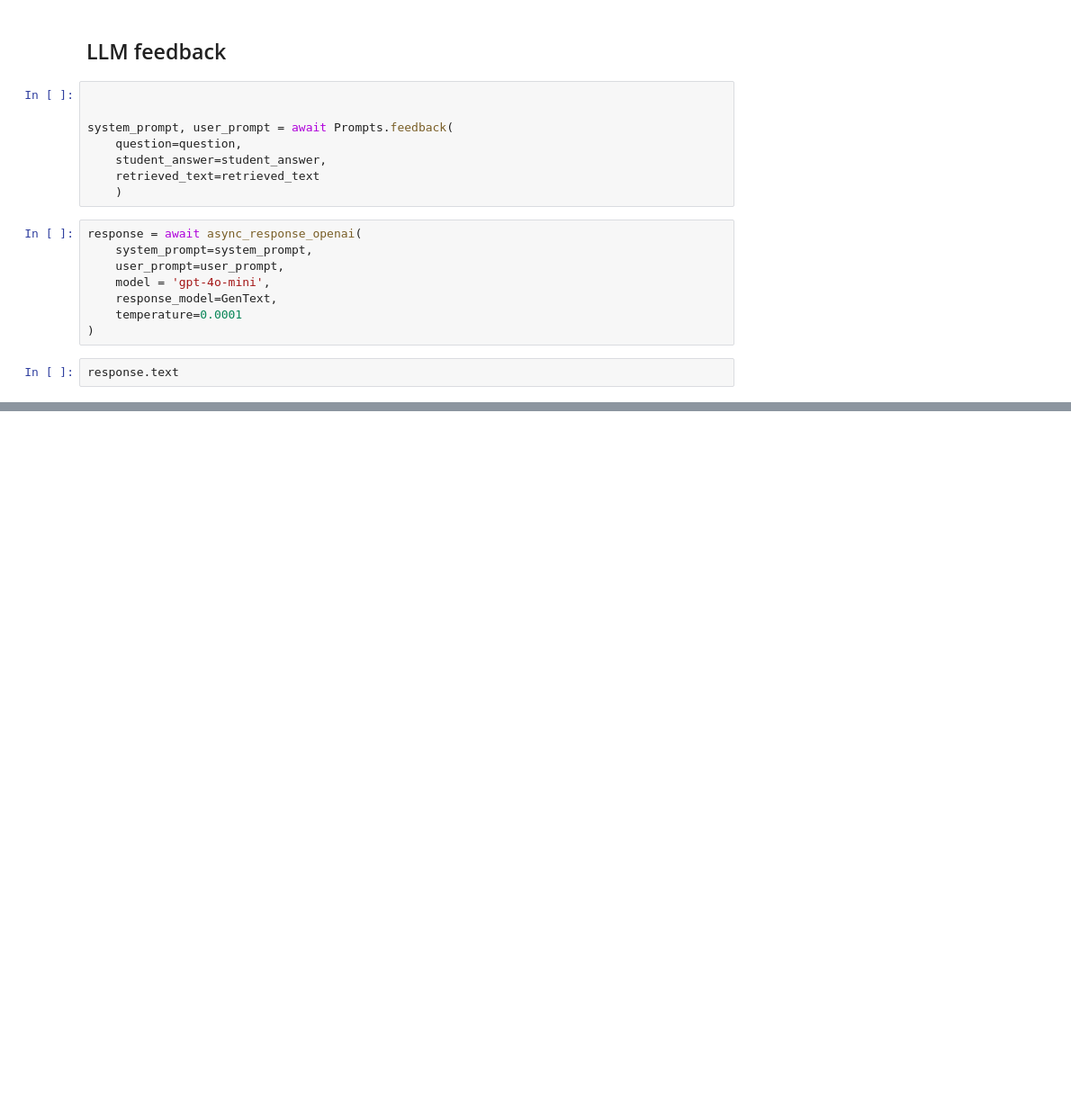
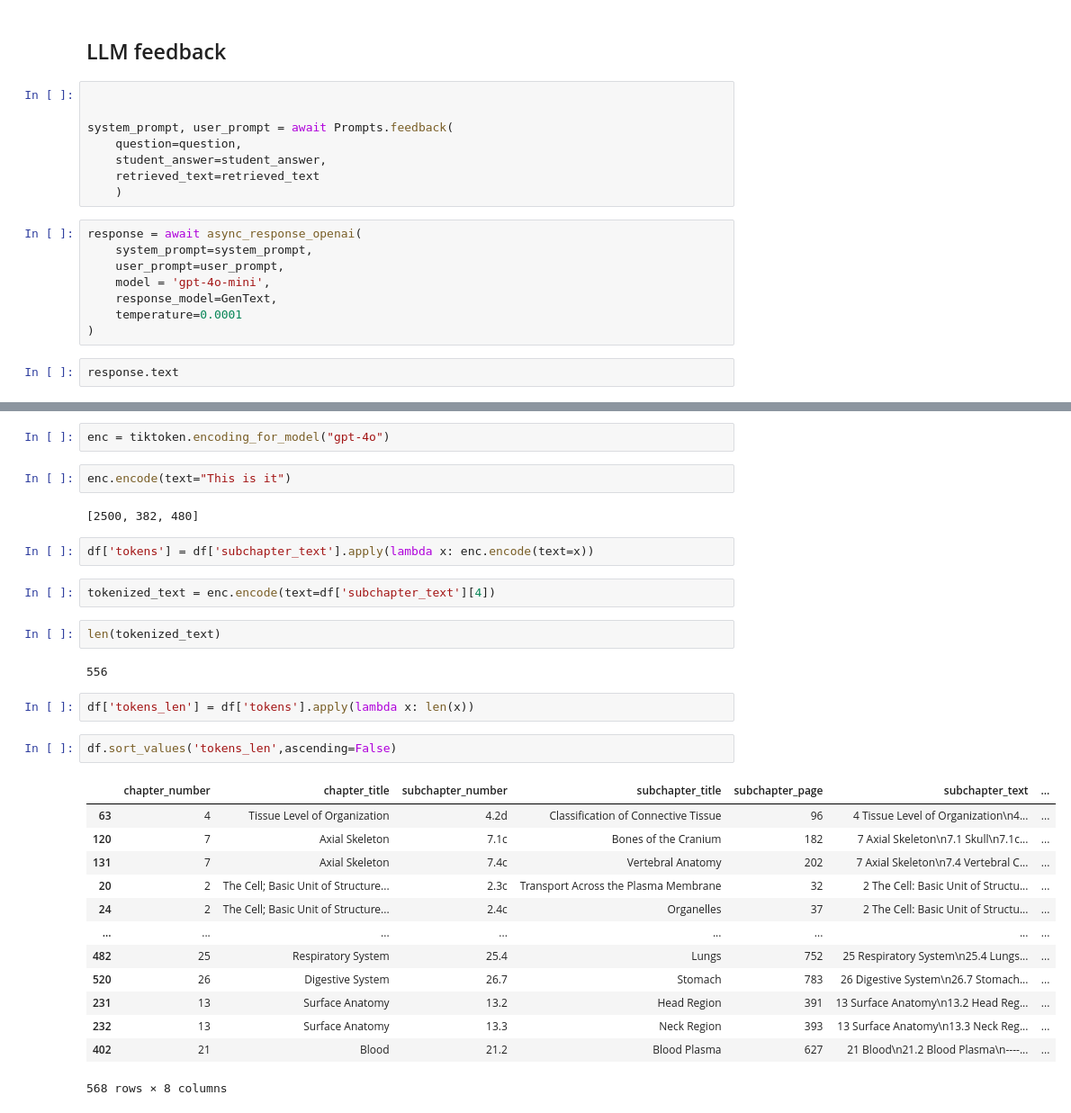
Before and after one commit to Asterios7/rag-anatomy-feedback, a Jupyter notebook: embeddings.ipynb, the cells around one changed output, grey strips where cells are left out. Shown: that part at 90% size. Cells and saved outputs as stored; diff of their text form; blank space fills up the shorter version.

```diff
--- a/embeddings.ipynb
+++ b/embeddings.ipynb
@@ -119,0 +146,32 @@ response.text
+# %%
+enc = tiktoken.encoding_for_model("gpt-4o")
+# %%
+enc.encode(text="This is it")
+# %% [output]
+[2500, 382, 480]
+# %%
+df['tokens'] = df['subchapter_text'].apply(lambda x: enc.encode(text=x))
+# %%
+tokenized_text = enc.encode(text=df['subchapter_text'][4])
+# %%
+len(tokenized_text)
+# %% [output]
+556
+# %%
+df['tokens_len'] = df['tokens'].apply(lambda x: len(x))
+# %%
+df.sort_values('tokens_len',ascending=False)
+# %% [output]
+|  | chapter_number | chapter_title | subchapter_number | subchapter_title | subchapter_page | subchapter_text | ... |
+| 63 | 4 | Tissue Level of Organization | 4.2d | Classification of Connective Tissue | 96 | 4 Tissue Level of Organization\n4... | ... |
+| 120 | 7 | Axial Skeleton | 7.1c | Bones of the Cranium | 182 | 7 Axial Skeleton\n7.1 Skull\n7.1c... | ... |
+| 131 | 7 | Axial Skeleton | 7.4c | Vertebral Anatomy | 202 | 7 Axial Skeleton\n7.4 Vertebral C... | ... |
+| 20 | 2 | The Cell; Basic Unit of Structure... | 2.3c | Transport Across the Plasma Membrane | 32 | 2 The Cell: Basic Unit of Structu... | ... |
+| 24 | 2 | The Cell; Basic Unit of Structure... | 2.4c | Organelles | 37 | 2 The Cell: Basic Unit of Structu... | ... |
+| ... | ... | ... | ... | ... | ... | ... | ... |
+| 482 | 25 | Respiratory System | 25.4 | Lungs | 752 | 25 Respiratory System\n25.4 Lungs... | ... |
+| 520 | 26 | Digestive System | 26.7 | Stomach | 783 | 26 Digestive System\n26.7 Stomach... | ... |
+| 231 | 13 | Surface Anatomy | 13.2 | Head Region | 391 | 13 Surface Anatomy\n13.2 Head Reg... | ... |
+| 232 | 13 | Surface Anatomy | 13.3 | Neck Region | 393 | 13 Surface Anatomy\n13.3 Neck Reg... | ... |
+| 402 | 21 | Blood | 21.2 | Blood Plasma | 627 | 21 Blood\n21.2 Blood Plasma\n----... | ... |
+568 rows × 8 columns
```
Also changed, not shown: parts of 6 cells of this notebook.
